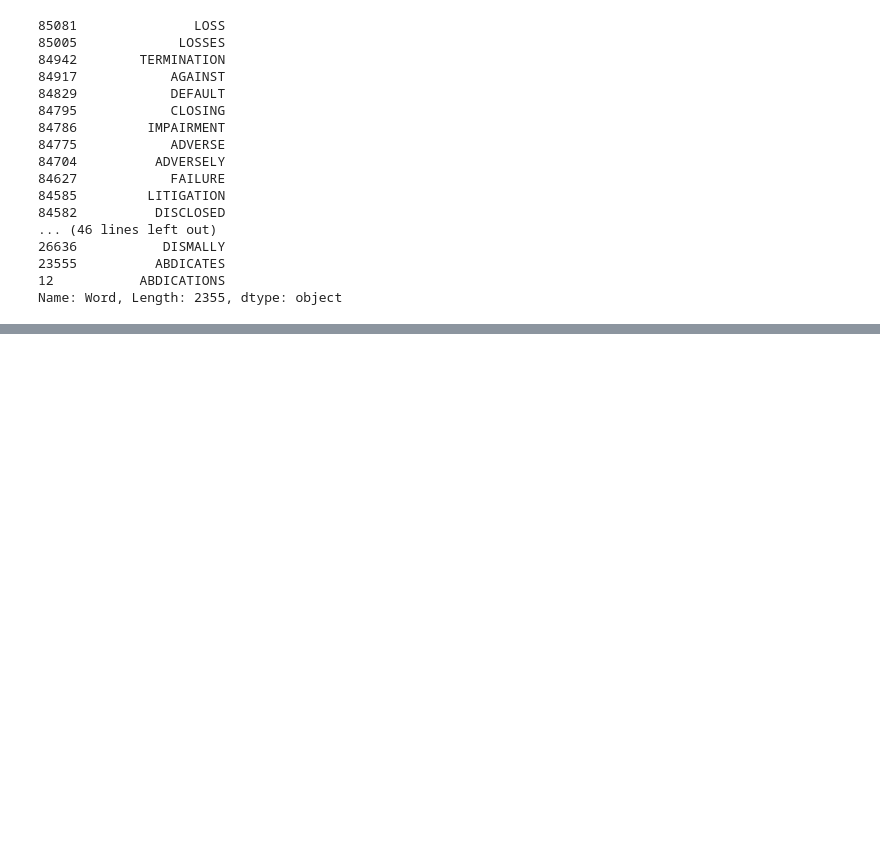
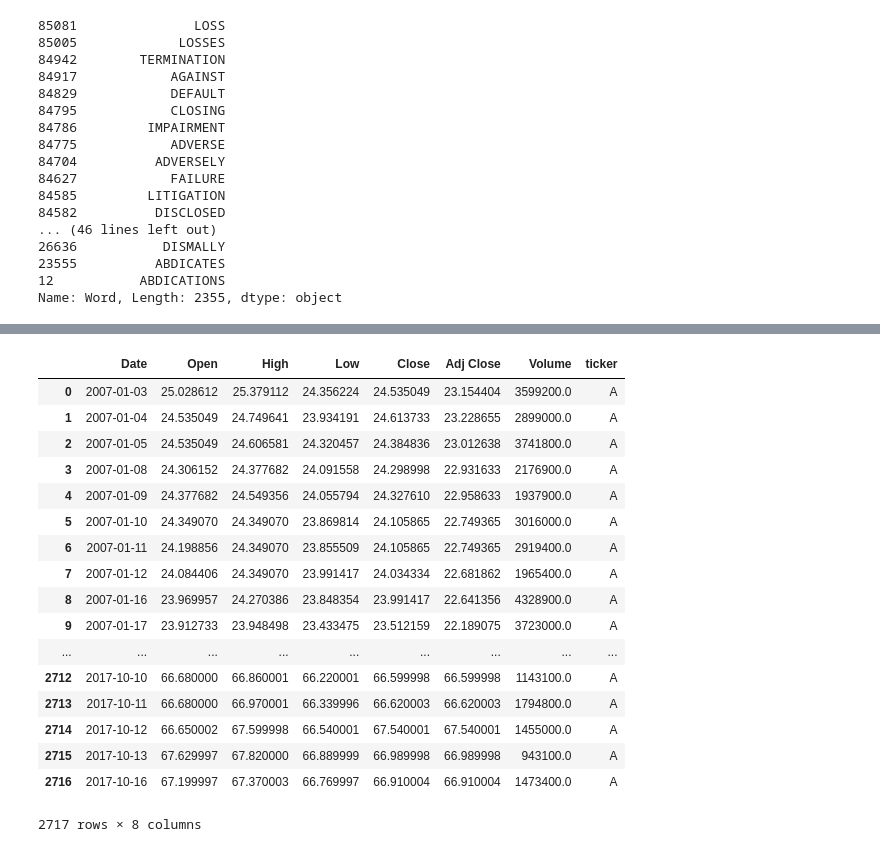
Before and after one commit to mlisovyi/dfine_hack2018, a Jupyter notebook: NB_dev.ipynb, the cells around one changed output, grey strips where cells are left out. Saved outputs shown, nothing was run; the diff lists cells and outputs as text; code cells hidden in the pictures; blank space fills up the shorter version.

```diff
--- a/NB_dev.ipynb
+++ b/NB_dev.ipynb
@@ -118,0 +171,21 @@ Name: Word, Length: 2355, dtype: object
+# %%
+df_stock
+# %% [output]
+|  | Date | Open | High | Low | Close | Adj Close | Volume | ticker |
+| 0 | 2007-01-03 | 25.028612 | 25.379112 | 24.356224 | 24.535049 | 23.154404 | 3599200.0 | A |
+| 1 | 2007-01-04 | 24.535049 | 24.749641 | 23.934191 | 24.613733 | 23.228655 | 2899000.0 | A |
+| 2 | 2007-01-05 | 24.535049 | 24.606581 | 24.320457 | 24.384836 | 23.012638 | 3741800.0 | A |
+| 3 | 2007-01-08 | 24.306152 | 24.377682 | 24.091558 | 24.298998 | 22.931633 | 2176900.0 | A |
+| 4 | 2007-01-09 | 24.377682 | 24.549356 | 24.055794 | 24.327610 | 22.958633 | 1937900.0 | A |
+| 5 | 2007-01-10 | 24.349070 | 24.349070 | 23.869814 | 24.105865 | 22.749365 | 3016000.0 | A |
+| 6 | 2007-01-11 | 24.198856 | 24.349070 | 23.855509 | 24.105865 | 22.749365 | 2919400.0 | A |
+| 7 | 2007-01-12 | 24.084406 | 24.349070 | 23.991417 | 24.034334 | 22.681862 | 1965400.0 | A |
+| 8 | 2007-01-16 | 23.969957 | 24.270386 | 23.848354 | 23.991417 | 22.641356 | 4328900.0 | A |
+| 9 | 2007-01-17 | 23.912733 | 23.948498 | 23.433475 | 23.512159 | 22.189075 | 3723000.0 | A |
+| ... | ... | ... | ... | ... | ... | ... | ... | ... |
+| 2712 | 2017-10-10 | 66.680000 | 66.860001 | 66.220001 | 66.599998 | 66.599998 | 1143100.0 | A |
+| 2713 | 2017-10-11 | 66.680000 | 66.970001 | 66.339996 | 66.620003 | 66.620003 | 1794800.0 | A |
+| 2714 | 2017-10-12 | 66.650002 | 67.599998 | 66.540001 | 67.540001 | 67.540001 | 1455000.0 | A |
+| 2715 | 2017-10-13 | 67.629997 | 67.820000 | 66.889999 | 66.989998 | 66.989998 | 943100.0 | A |
+| 2716 | 2017-10-16 | 67.199997 | 67.370003 | 66.769997 | 66.910004 | 66.910004 | 1473400.0 | A |
+2717 rows × 8 columns
```
Also changed, not shown: parts of 5 cells of this notebook.
